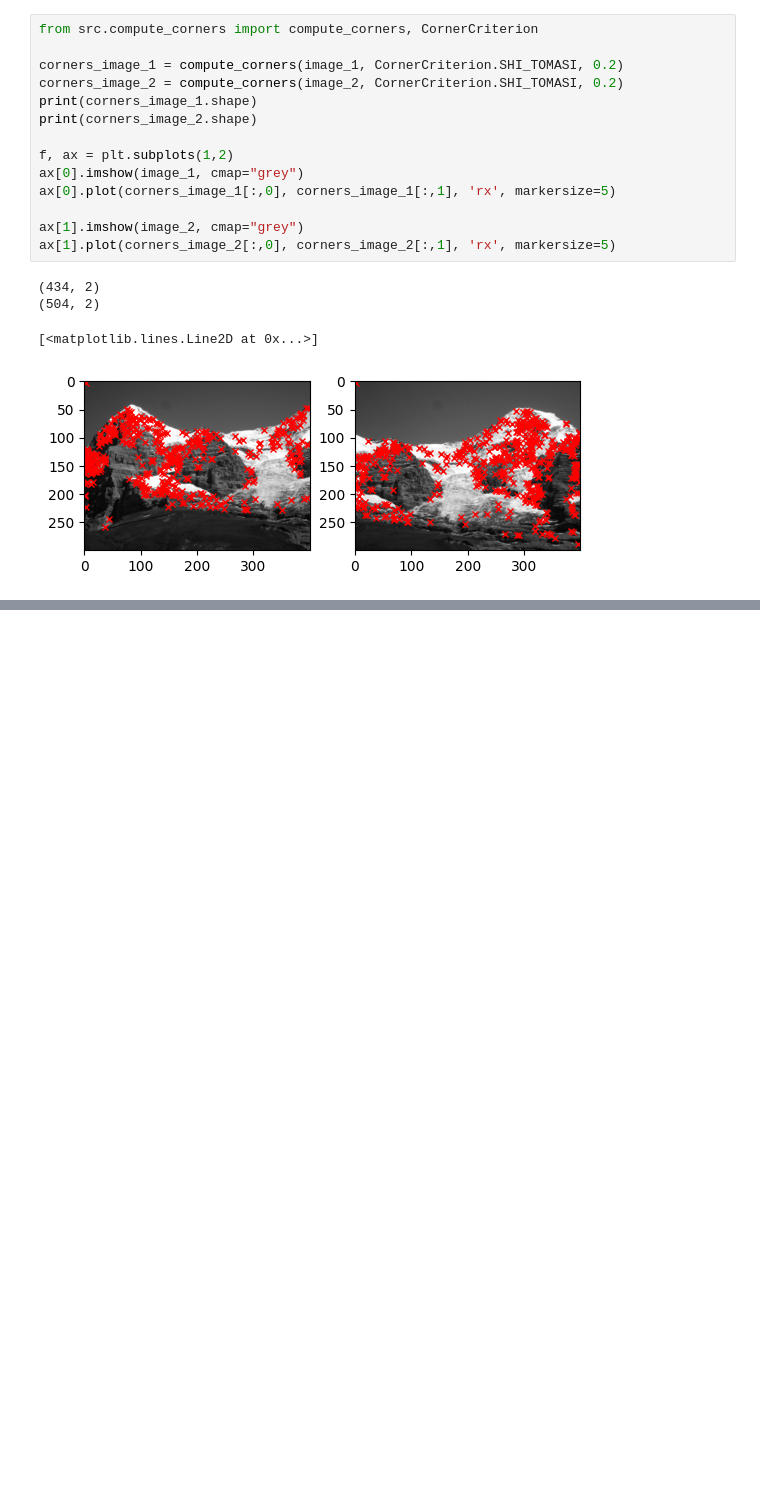
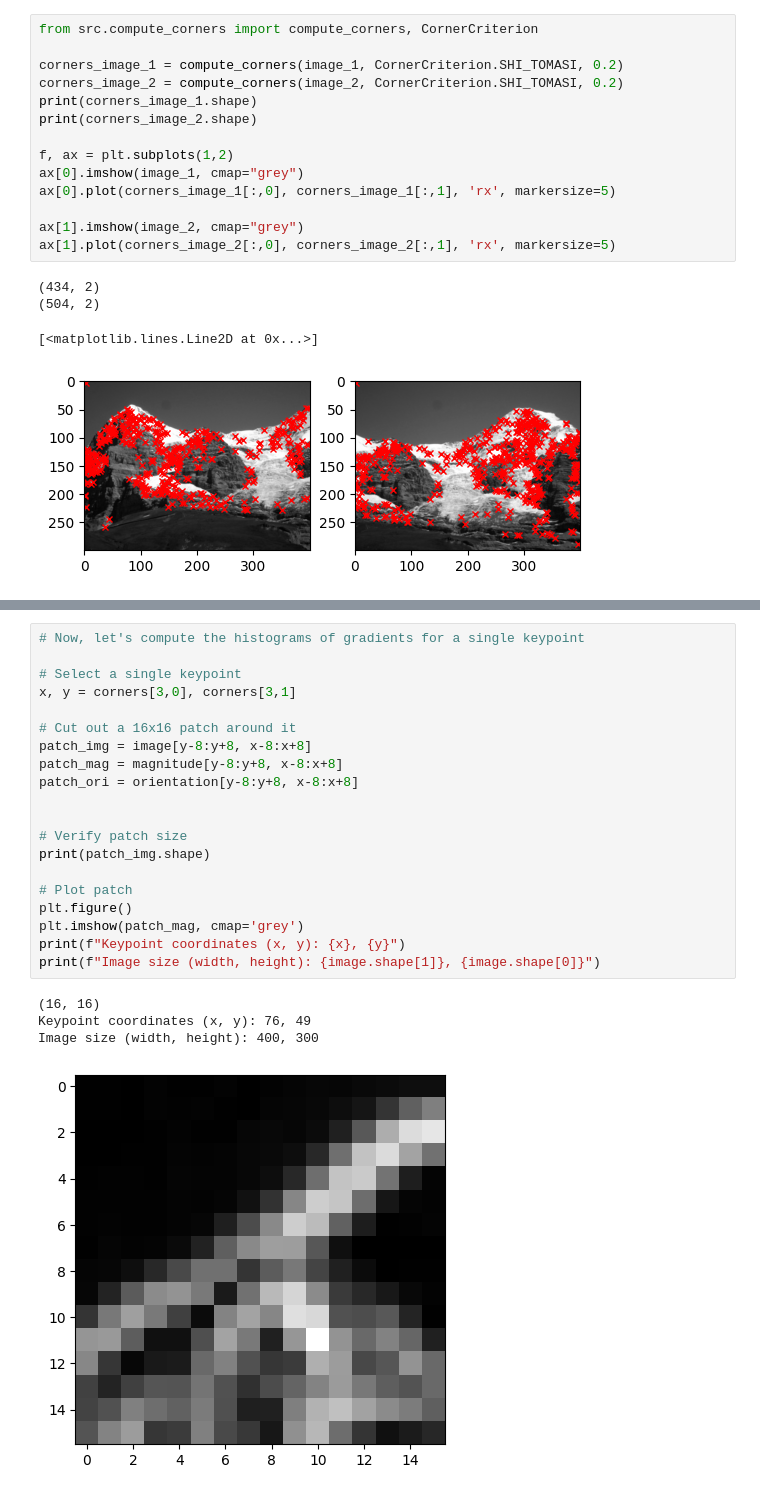
Before and after one commit to Logrus/learning-photogrammetric-computer-vision, a Jupyter notebook: 01_descriptors.ipynb, the cells around one changed output, grey strips where cells are left out. Cells and saved outputs as stored; diff of their text form; blank space fills up the shorter version.

```diff
--- a/01_descriptors.ipynb
+++ b/01_descriptors.ipynb
@@ -68,0 +136,25 @@ SIFT-descriptor is computed around keypoint on a 16x16 image patch around keypoi
+# %%
+# Now, let's compute the histograms of gradients for a single keypoint
+
+# Select a single keypoint
+x, y = corners[3,0], corners[3,1]
+
+# Cut out a 16x16 patch around it
+patch_img = image[y-8:y+8, x-8:x+8]
+patch_mag = magnitude[y-8:y+8, x-8:x+8]
+patch_ori = orientation[y-8:y+8, x-8:x+8]
+
+
+# Verify patch size
+print(patch_img.shape)
+
+# Plot patch
+plt.figure()
+plt.imshow(patch_mag, cmap='grey')
+print(f"Keypoint coordinates (x, y): {x}, {y}")
+print(f"Image size (width, height): {image.shape[1]}, {image.shape[0]}")
+# %% [output]
+(16, 16)
+Keypoint coordinates (x, y): 76, 49
+Image size (width, height): 400, 300
+[figure, added]
```
Also changed, not shown: parts of 9 cells of this notebook, 3 other files.
